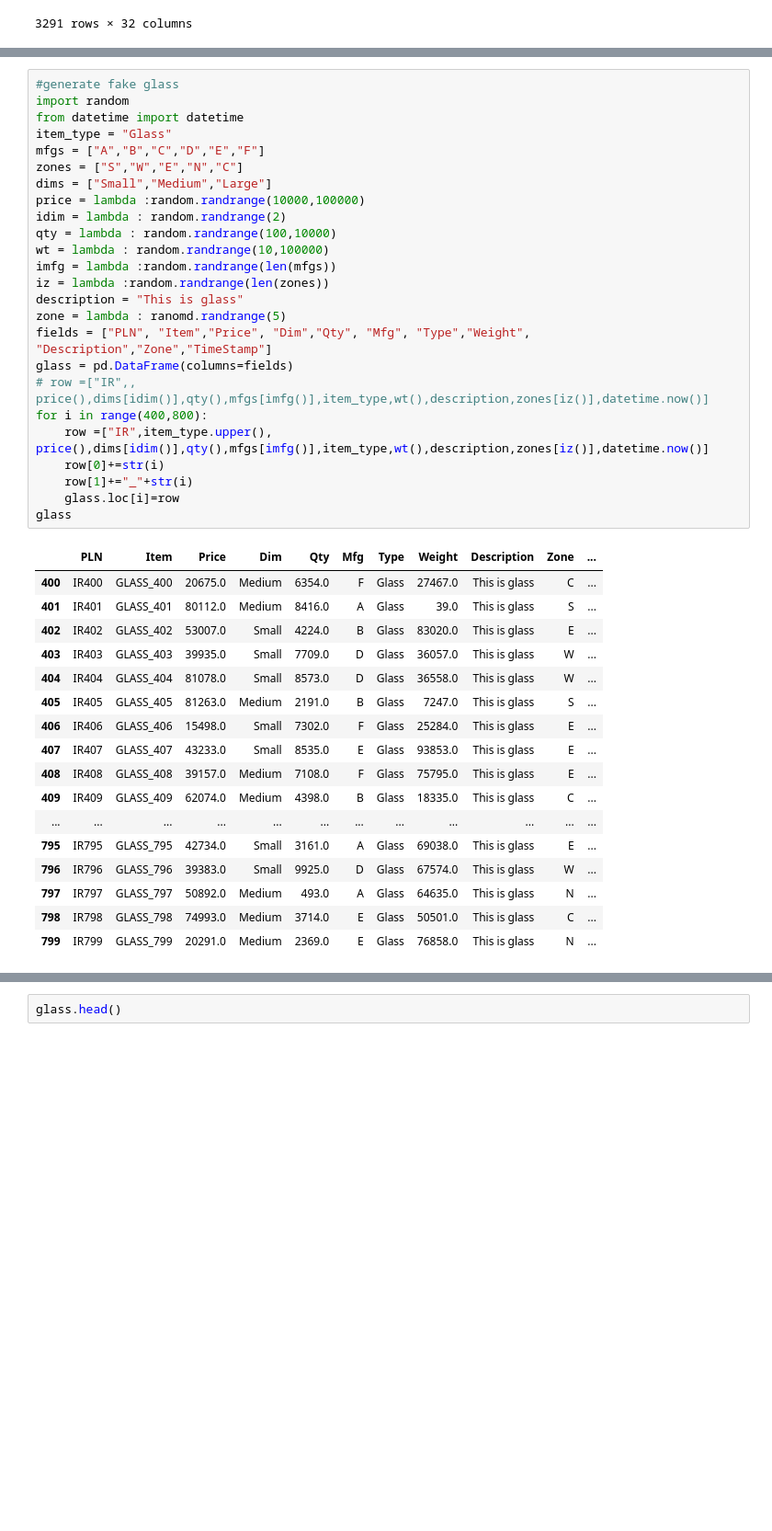
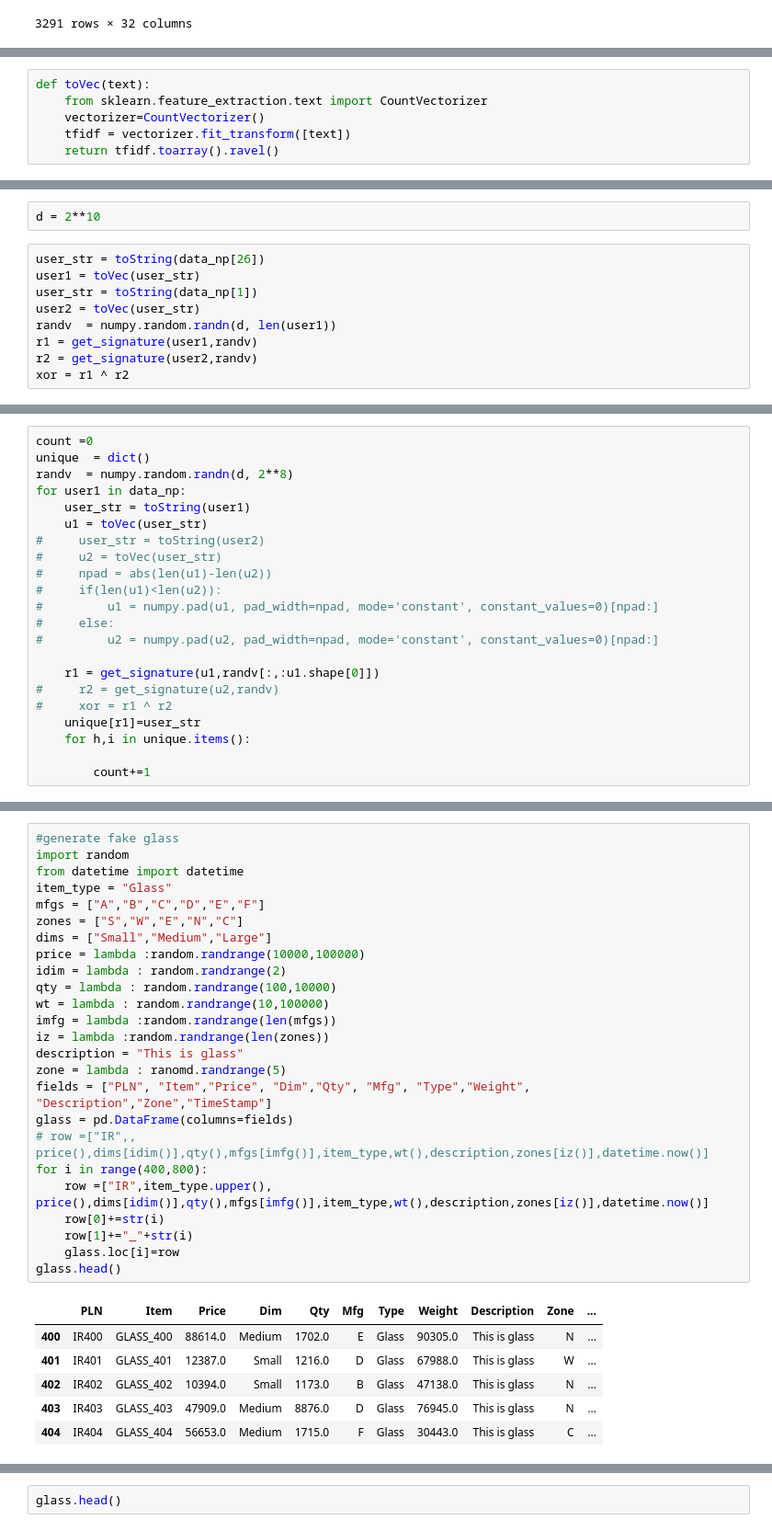
Before and after one commit to a9raag/sih_dedup, a Jupyter notebook: LSH.ipynb, the cells around one changed output, grey strips where cells are left out. Shown: that part at 92% size. Saved outputs shown, nothing was run; the diff lists cells and outputs as text; blank space fills up the shorter version.

```diff
--- a/LSH.ipynb
+++ b/LSH.ipynb
@@ -133,0 +163,6 @@ cosine_sim(a,b)
+# %%
+def toVec(text):
+    from sklearn.feature_extraction.text import CountVectorizer
+    vectorizer=CountVectorizer()
+    tfidf = vectorizer.fit_transform([text])
+    return tfidf.toarray().ravel()
@@ -133,0 +172,11 @@ cosine_sim(a,b)
+# %%
+d = 2**10
+# %%
+user_str = toString(data_np[26])
+user1 = toVec(user_str)
+user_str = toString(data_np[1])
+user2 = toVec(user_str)
+randv  = numpy.random.randn(d, len(user1))
+r1 = get_signature(user1,randv)
+r2 = get_signature(user2,randv)
+xor = r1 ^ r2
@@ -133,0 +185,22 @@ cosine_sim(a,b)
+# %%
+count =0
+unique  = dict()
+randv  = numpy.random.randn(d, 2**8)
+for user1 in data_np:
+    user_str = toString(user1)
+    u1 = toVec(user_str)
+#     user_str = toString(user2)
+#     u2 = toVec(user_str)
+#     npad = abs(len(u1)-len(u2))
+#     if(len(u1)<len(u2)):
+#         u1 = numpy.pad(u1, pad_width=npad, mode='constant', constant_values=0)[npad:]
+#     else:
+#         u2 = numpy.pad(u2, pad_width=npad, mode='constant', constant_values=0)[npad:]
+
+    r1 = get_signature(u1,randv[:,:u1.shape[0]])
+#     r2 = get_signature(u2,randv)
+#     xor = r1 ^ r2
+    unique[r1]=user_str
+    for h,i in unique.items():
+
+        count+=1
@@ -166,43 +313,32 @@ iron.head()
 # %%
 #generate fake glass
 import random
 from datetime import datetime
 item_type = "Glass"
 mfgs = ["A","B","C","D","E","F"]
 zones = ["S","W","E","N","C"]
 dims = ["Small","Medium","Large"]
 price = lambda :random.randrange(10000,100000)
 idim = lambda : random.randrange(2)
 qty = lambda : random.randrange(100,10000)
 wt = lambda : random.randrange(10,100000)
 imfg = lambda :random.randrange(len(mfgs))
 iz = lambda :random.randrange(len(zones))
 description = "This is glass"
 zone = lambda : ranomd.randrange(5)
 fields = ["PLN", "Item","Price", "Dim","Qty", "Mfg", "Type","Weight", "Description","Zone","TimeStamp"]
 glass = pd.DataFrame(columns=fields)
 # row =["IR",, price(),dims[idim()],qty(),mfgs[imfg()],item_type,wt(),description,zones[iz()],datetime.now()]
 for i in range(400,800):
     row =["IR",item_type.upper(), price(),dims[idim()],qty(),mfgs[imfg()],item_type,wt(),description,zones[iz()],datetime.now()]
     row[0]+=str(i)
     row[1]+="_"+str(i)
     glass.loc[i]=row
-glass
+glass.head()
 # %% [output]
 |  | PLN | Item | Price | Dim | Qty | Mfg | Type | Weight | Description | Zone | ... |
-| 400 | IR400 | GLASS_400 | 20675.0 | Medium | 6354.0 | F | Glass | 27467.0 | This is glass | C | ... |
-| 401 | IR401 | GLASS_401 | 80112.0 | Medium | 8416.0 | A | Glass | 39.0 | This is glass | S | ... |
-| 402 | IR402 | GLASS_402 | 53007.0 | Small | 4224.0 | B | Glass | 83020.0 | This is glass | E | ... |
-| 403 | IR403 | GLASS_403 | 39935.0 | Small | 7709.0 | D | Glass | 36057.0 | This is glass | W | ... |
-| 404 | IR404 | GLASS_404 | 81078.0 | Small | 8573.0 | D | Glass | 36558.0 | This is glass | W | ... |
-| 405 | IR405 | GLASS_405 | 81263.0 | Medium | 2191.0 | B | Glass | 7247.0 | This is glass | S | ... |
-| 406 | IR406 | GLASS_406 | 15498.0 | Small | 7302.0 | F | Glass | 25284.0 | This is glass | E | ... |
-| 407 | IR407 | GLASS_407 | 43233.0 | Small | 8535.0 | E | Glass | 93853.0 | This is glass | E | ... |
-| 408 | IR408 | GLASS_408 | 39157.0 | Medium | 7108.0 | F | Glass | 75795.0 | This is glass | E | ... |
-| 409 | IR409 | GLASS_409 | 62074.0 | Medium | 4398.0 | B | Glass | 18335.0 | This is glass | C | ... |
-| ... | ... | ... | ... | ... | ... | ... | ... | ... | ... | ... | ... |
-| 795 | IR795 | GLASS_795 | 42734.0 | Small | 3161.0 | A | Glass | 69038.0 | This is glass | E | ... |
-| 796 | IR796 | GLASS_796 | 39383.0 | Small | 9925.0 | D | Glass | 67574.0 | This is glass | W | ... |
-| 797 | IR797 | GLASS_797 | 50892.0 | Medium | 493.0 | A | Glass | 64635.0 | This is glass | N | ... |
-| 798 | IR798 | GLASS_798 | 74993.0 | Medium | 3714.0 | E | Glass | 50501.0 | This is glass | C | ... |
-| 799 | IR799 | GLASS_799 | 20291.0 | Medium | 2369.0 | E | Glass | 76858.0 | This is glass | N | ... |
+| 400 | IR400 | GLASS_400 | 88614.0 | Medium | 1702.0 | E | Glass | 90305.0 | This is glass | N | ... |
+| 401 | IR401 | GLASS_401 | 12387.0 | Small | 1216.0 | D | Glass | 67988.0 | This is glass | W | ... |
+| 402 | IR402 | GLASS_402 | 10394.0 | Small | 1173.0 | B | Glass | 47138.0 | This is glass | N | ... |
+| 403 | IR403 | GLASS_403 | 47909.0 | Medium | 8876.0 | D | Glass | 76945.0 | This is glass | N | ... |
+| 404 | IR404 | GLASS_404 | 56653.0 | Medium | 1715.0 | F | Glass | 30443.0 | This is glass | C | ... |
```
Also changed, not shown: parts of 19 cells of this notebook.
